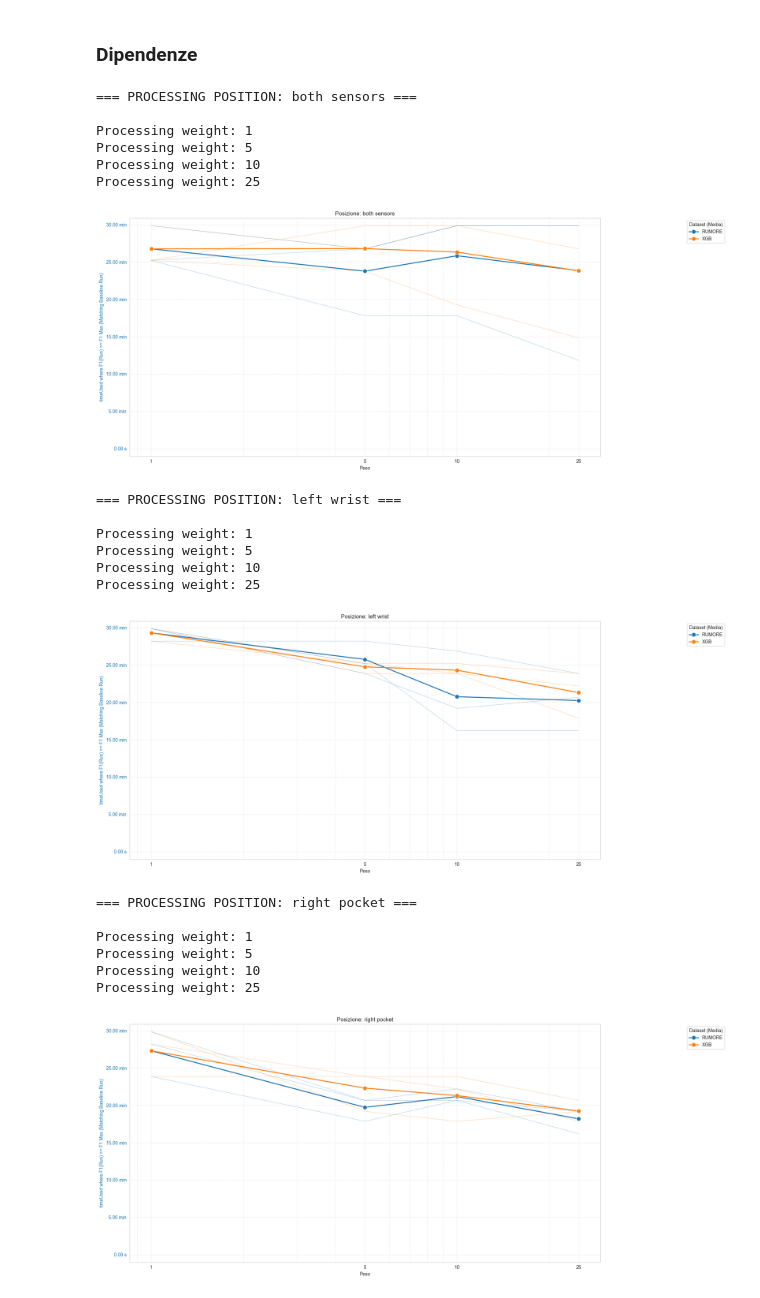
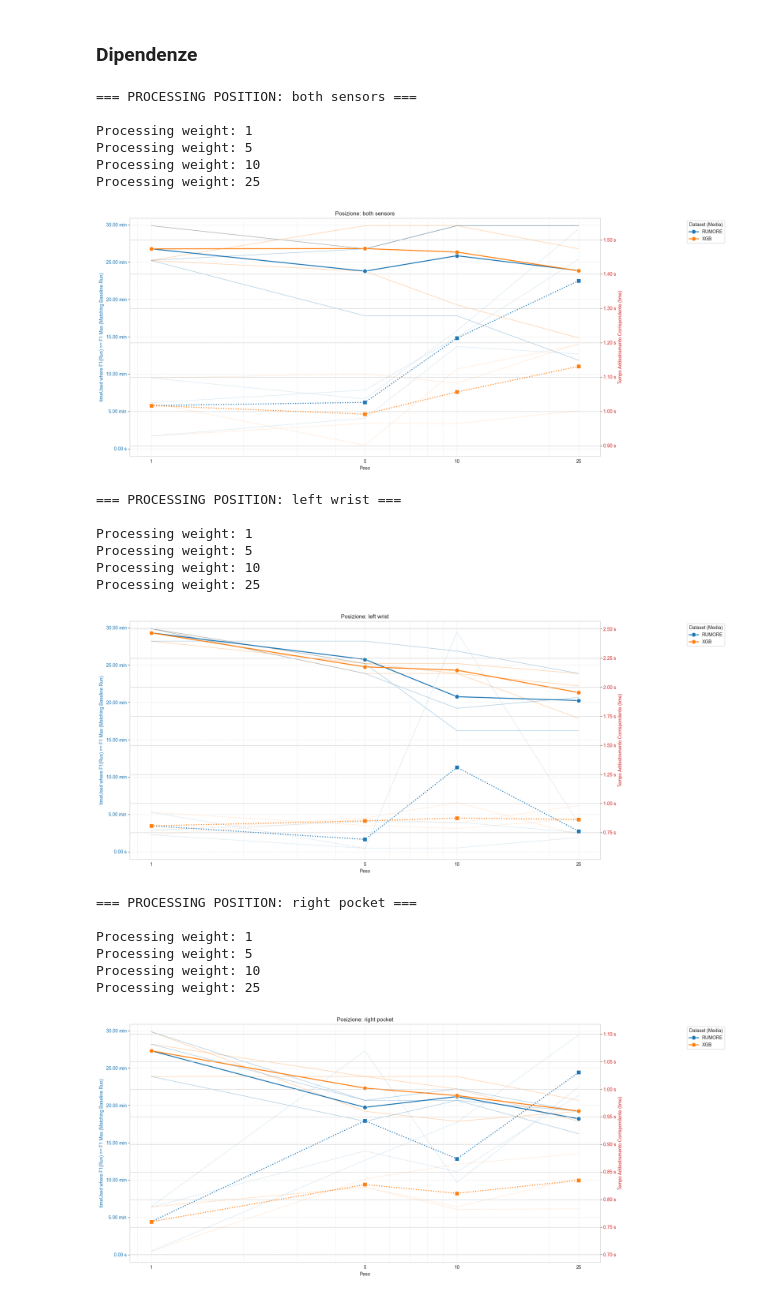
Before and after one commit to EChiarini/TesiTriennale, a Jupyter notebook: DisplayResults.ipynb, the cells around one changed output. Saved outputs shown, nothing was run; the diff lists cells and outputs as text; code cells hidden in the pictures.

Commit message:
Aggiunta logica colonna tempo

```diff
--- a/DisplayResults.ipynb
+++ b/DisplayResults.ipynb
@@ -178,7 +178,7 @@ for position_to_plot in positions_to_plot:
         sns.lineplot(
             data=plot_data_y1_ind, x='weight', y='matching_timeUsed', hue='dataset',
             palette=dataset_colors, units='random_state', estimator=None,
-            linewidth=0.7, alpha=0.4, legend=False, ax=ax1
+            linewidth=1, alpha=0.4, legend=False, ax=ax1
         )
         sns.lineplot(
             data=plot_data_y1_avg, x='weight', y='matching_timeUsed', hue='dataset',
@@ -199,39 +199,69 @@ for position_to_plot in positions_to_plot:
         ymax = df_singolo_full[df_singolo_full['position'] == position_to_plot]['timeUsed'].max()
         ax1.set_ylim(-60, ymax+60)
 
+
+        ax2 = None
+        if time_column_available: # <<< --- CORREZIONE: Usa il flag corretto
+            plot_data_y2_avg = df_average.dropna(subset=['corresponding_time'])
+            plot_data_y2_ind = df_individual.dropna(subset=['corresponding_time'])
+
+            if not plot_data_y2_avg.empty:
+                ax2 = ax1.twinx()
+                # 1. Linee Individuali Tempo
+                sns.lineplot(
+                    data=plot_data_y2_ind, x='weight', y='corresponding_time', hue='dataset',
+                    palette=dataset_colors, units='random_state', estimator=None,
+                    linewidth=1, alpha=0.4, legend=False, ax=ax2, linestyle='dotted'
+                )
+                # 2. Linea Media Tempo
+                sns.lineplot(
+                    data=plot_data_y2_avg, x='weight', y='corresponding_time', hue='dataset',
+                    palette=dataset_colors, style='dataset', marker='s', markersize=9, dashes=False,
+                    linewidth=2, legend=False, ax=ax2, linestyle='dotted'
+                )
+
+                ax2.set_ylabel(f'Tempo Addestramento Corrispondente ({time_column_name})', color='tab:red')
+                ax2.tick_params(axis='y', labelcolor='tab:red')
+                ax2.yaxis.set_major_formatter(ticker.FuncFormatter(format_seconds_to_minutes)) # Formatta Y2
+
+            else:
+                print(f"Nessun tempo medio corrispondente valido trovato.")
+                time_column_available = False # Aggiorna flag se la media è vuota (per la legenda)
+
+
         # Crea ticks ogni 5 minuti
         tick_interval_seconds = 5 * 60  # 5 minuti = 300 secondi
         yticks = np.arange(0, ymax + tick_interval_seconds, tick_interval_seconds)
         ax1.set_yticks(yticks)
 
         handles, labels = ax1.get_legend_handles_labels()
         num_datasets = len(unique_datasets)
         handles, labels = handles[:num_datasets], labels[:num_datasets]
         ax1.legend(handles, labels, title='Dataset (Media)', bbox_to_anchor=(1.18, 1), loc='upper left')
 
         plt.title(f'Posizione: {position_to_plot}')
         fig.tight_layout(rect=[0, 0, 0.82, 1])
         plt.show()
         plt.close()
 # %% [output]
 === PROCESSING POSITION: both sensors ===
 
 Processing weight: 1
 Processing weight: 5
 Processing weight: 10
 Processing weight: 25
-[figure, old version]
+[figure, new version]
 === PROCESSING POSITION: left wrist ===
 
 Processing weight: 1
 Processing weight: 5
 Processing weight: 10
 Processing weight: 25
-[figure, old version]
+[figure, new version]
 === PROCESSING POSITION: right pocket ===
 
 Processing weight: 1
 Processing weight: 5
 Processing weight: 10
 Processing weight: 25
-[figure, old version]
+[figure, new version]
```
